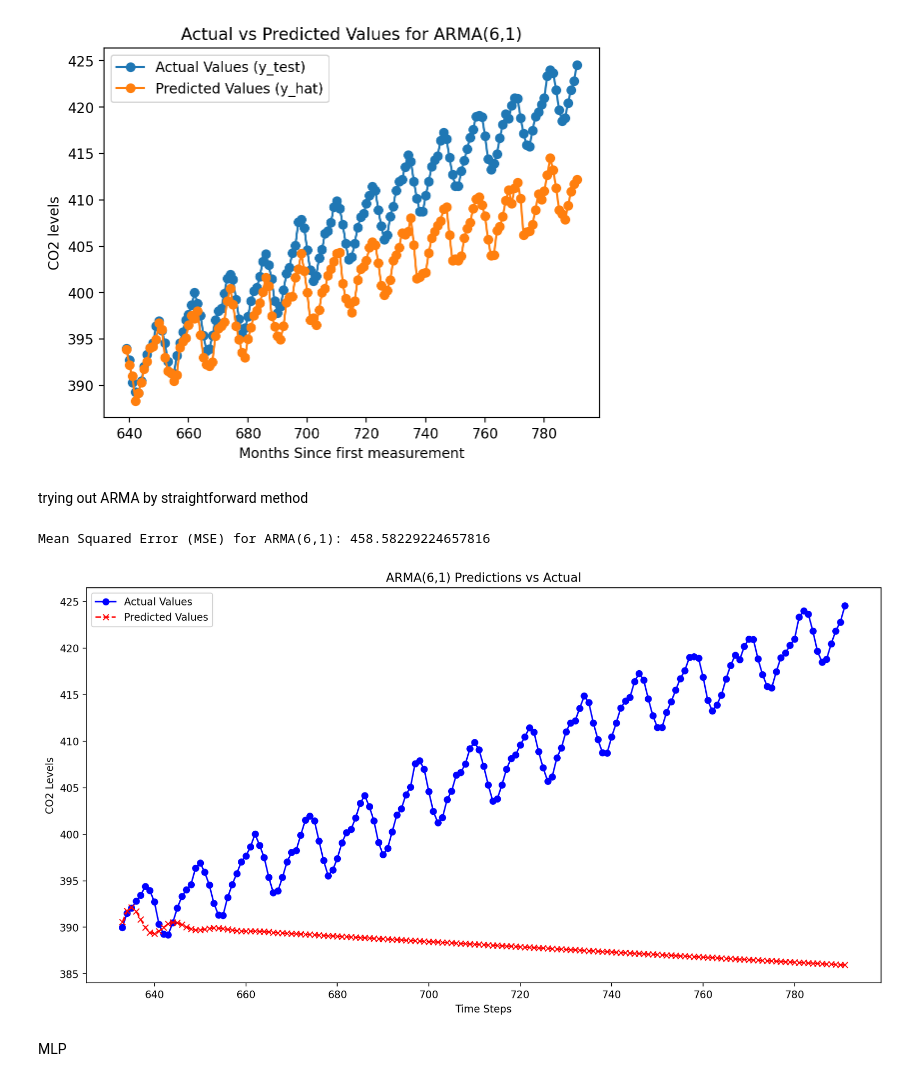
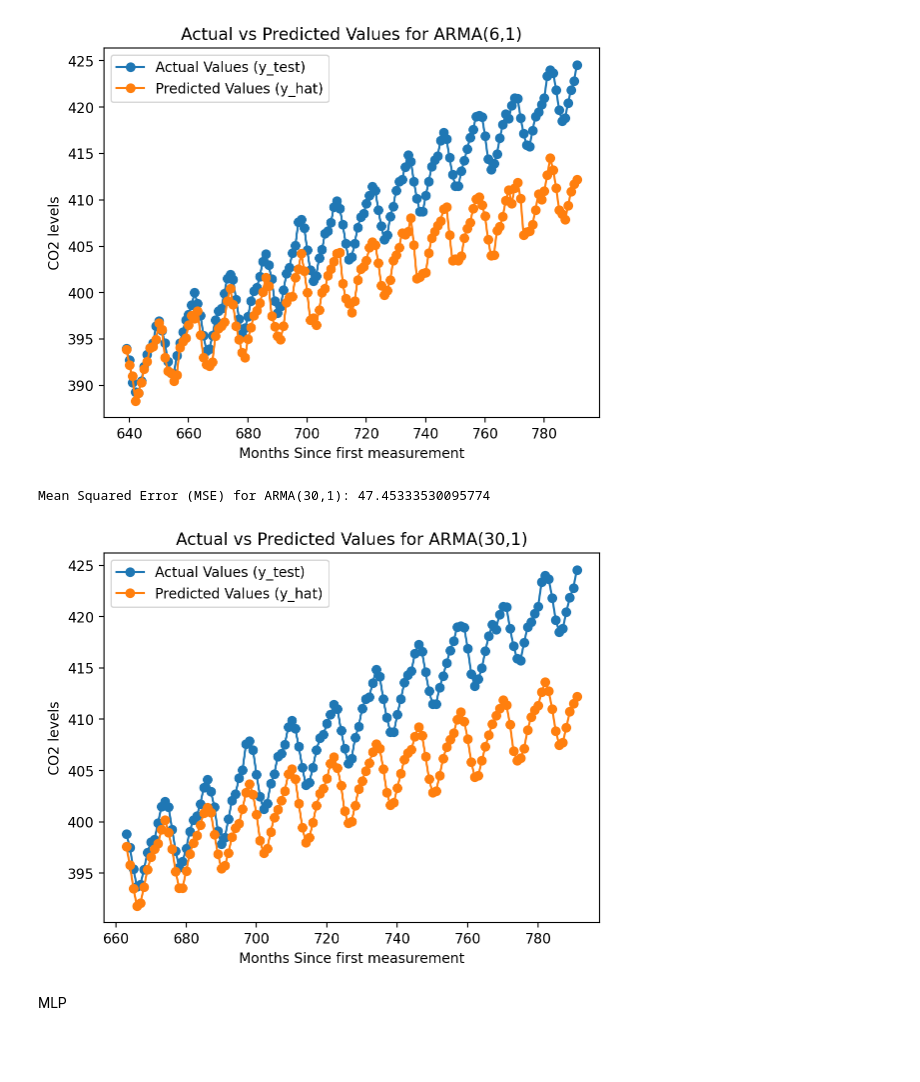
Before and after one commit to HrishikeshCP/assignment-3-es-335-2024-optimizers, a Jupyter notebook: qn3/qn3.ipynb, the cells around one changed output. Drawn from its saved outputs; the diff is of its cells as text; code cells hidden in the pictures; blank space fills up the shorter version.

```diff
--- a/qn3/qn3.ipynb
+++ b/qn3/qn3.ipynb
@@ -170,46 +170,57 @@ plt.show()
 # %% [output]
 Mean Squared Error (MSE) for ARMA(6,1): 41.633183961371614
 [figure]
-# %% [markdown]
-trying out ARMA by straightforward method
 # %%
 import numpy as np
 import pandas as pd
 import matplotlib.pyplot as plt
 from statsmodels.tsa.arima.model import ARIMA
 
-# Assuming 'train_data' and 'test_data' are defined as per your dataset
+# Set random seed for reproducibility
+np.random.seed(42)
 
-# Example ARMA configuration
-p = 6  # AR order
+# Define a function to create dataset for ARMA model
+def make_dataset_arma(y, X, p, q):
+    X_train = []
+    y_train = []
+    months_train = []
+
+    for i in range(max(p, q), len(y)):
+        y_train.append(y[i])
+        X_train.append(y[i-p:i] + X[i-q:i])  # Combine AR and MA terms
+        months_train.append(X[i])
+
+    return np.array(X_train), np.array(y_train), np.array(months_train)
+
+# Example run of the model using ARMA(2, 1)
+p = 30  # AR order
 q = 1  # MA order
 
-# Fit the ARMA model to the training data
-model_arma = ARIMA(train_data, order=(p, 0, q))
+X_train_arma, y_train_arma, months_train_arma = make_dataset_arma(train_data, X_train_data, p, q)
+X_test_arma, y_test_arma, months_test_arma = make_dataset_arma(test_data, X_test_data, p, q)
+
+# Fit the ARMA model
+model_arma = ARIMA(y_train_arma, order=(p, 0, q), exog=X_train_arma)
 result_arma = model_arma.fit()
 
-# Forecast the next values matching the test set size
-y_hat_arma = result_arma.forecast(steps=len(test_data))
+# Forecast
+y_hat_arma = result_arma.forecast(steps=len(X_test_arma), exog=X_test_arma)
 
 # Calculate Mean Squared Error (MSE)
-mse_arma = np.mean((test_data - y_hat_arma)**2)
+mse_arma = np.mean((y_test_arma - y_hat_arma)**2)
 print(f"Mean Squared Error (MSE) for ARMA({p},{q}): {mse_arma}")
 
-# Since 'test_data' does not have a specific date index, we create a placeholder index for plotting
-test_index = np.arange(len(train_data), len(train_data) + len(test_data))
-
 # Plotting the predicted output for ARMA model
-plt.figure(figsize=(14, 7))
-plt.plot(test_index, test_data, label='Actual Values', marker='o', color='blue')
-plt.plot(test_index, y_hat_arma, label='Predicted Values', linestyle='--', marker='x', color='red')
-plt.xlabel('Time Steps')
-plt.ylabel('CO2 Levels')
-plt.title(f'ARMA({p},{q}) Predictions vs Actual')
+plt.plot(months_test_arma, y_test_arma, label='Actual Values (y_test)', marker='o')
+plt.plot(months_test_arma, y_hat_arma, label='Predicted Values (y_hat)', marker='o')
+plt.xlabel('Months Since first measurement')
+plt.ylabel('CO2 levels')
+plt.title(f'Actual vs Predicted Values for ARMA({p},{q})')
 plt.legend()
 plt.show()
 # %% [output]
-Mean Squared Error (MSE) for ARMA(6,1): 458.58229224657816
+Mean Squared Error (MSE) for ARMA(30,1): 47.45333530095774
-[figure, old version]
+[figure, new version]
 # %% [markdown]
 MLP
 # %%
```
Also changed, not shown: parts of 1 cell of this notebook, 2 other files.
